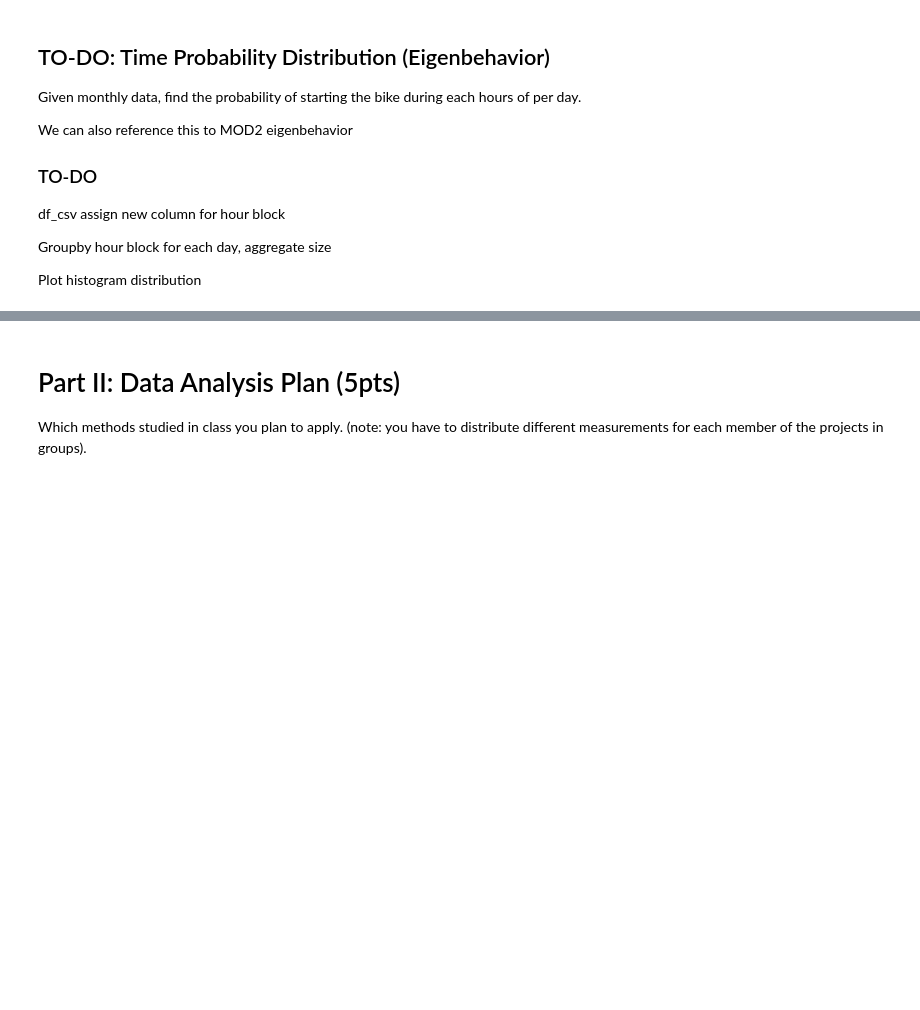
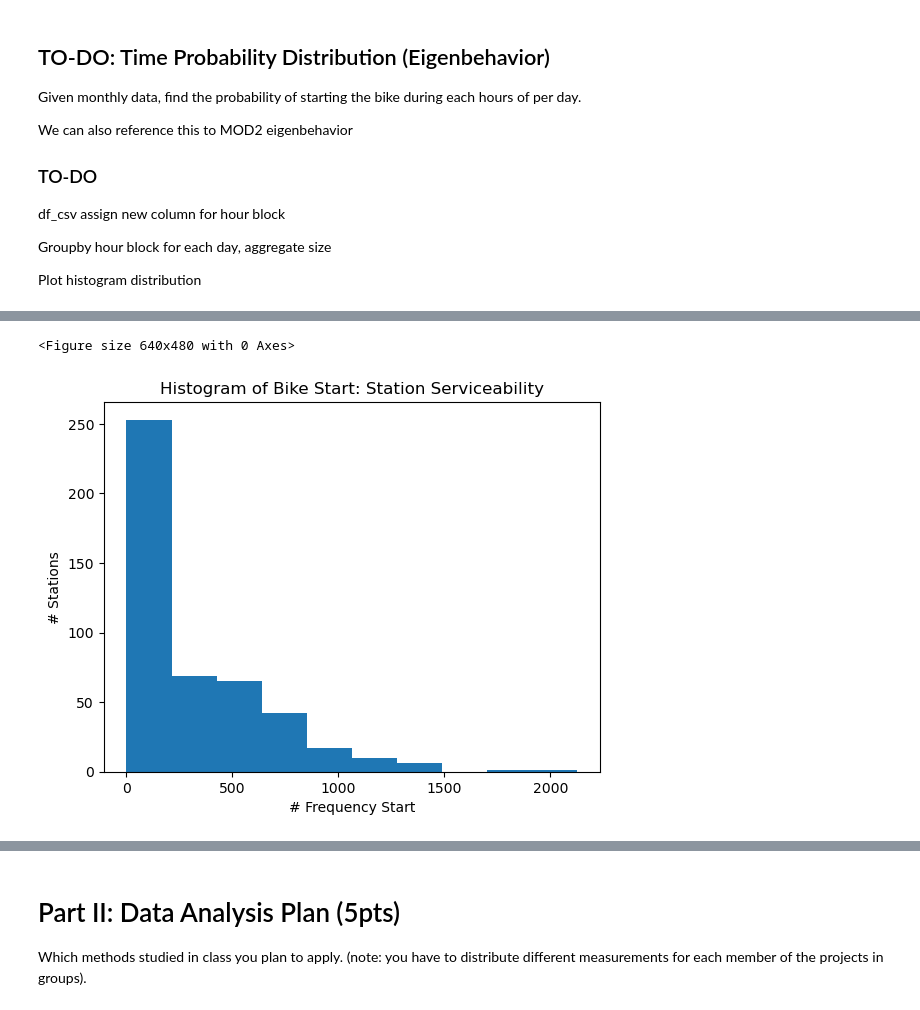
Before and after one commit to 6shun/Lyft-BayWheel, a Jupyter notebook: CE263_Project.ipynb, the cells around one changed output, grey strips where cells are left out. Cells and saved outputs as stored; diff of their text form; code cells hidden in the pictures; blank space fills up the shorter version.

```diff
--- a/CE263_Project.ipynb
+++ b/CE263_Project.ipynb
@@ -520,0 +604,12 @@ Plot histogram distribution
+# %%
+# Station serviceability
+fig = plt.figure()
+plt.hist(station_tess['start_frequency'])
+plt.title('Histogram of Bike Start: Station Serviceability')
+plt.ylabel('# Stations')
+plt.xlabel('# Frequency Start')
+plt.savefig('output/station_serviceability.png')
+plt.show()
+# %% [output]
+<Figure size 640x480 with 0 Axes>
+[figure, added]
```
Also changed, not shown: parts of 27 cells of this notebook, 10 other files.
